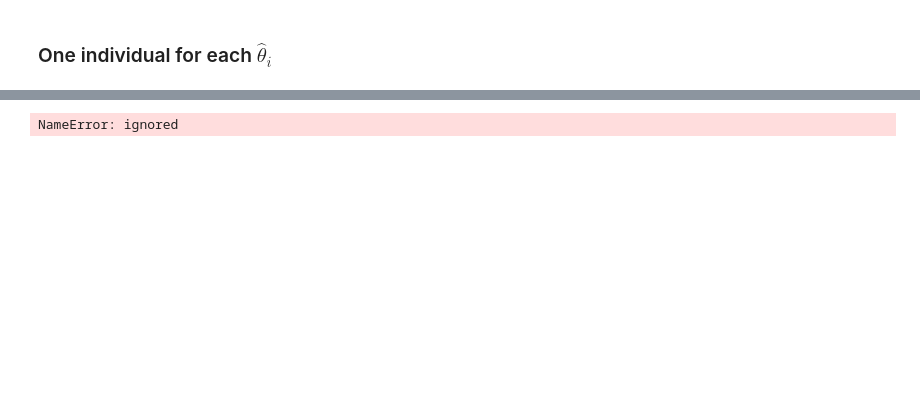
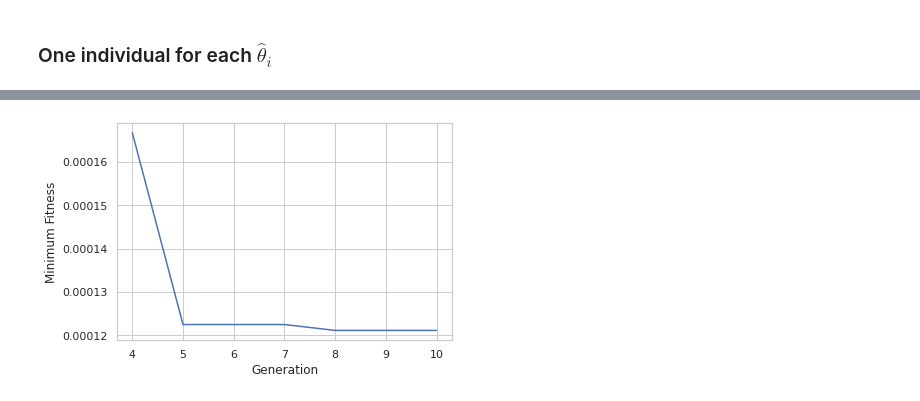
Before and after one commit to SamuelBFG/ga-fading, a Jupyter notebook: DEAP_KappaMu_Fitting.ipynb, the cells around one changed output, grey strips where cells are left out. Cells and saved outputs as stored; diff of their text form; code cells hidden in the pictures; blank space fills up the shorter version.

```diff
--- a/DEAP_KappaMu_Fitting.ipynb
+++ b/DEAP_KappaMu_Fitting.ipynb
@@ -233,9 +211,7 @@ plt.show()
 # %%
-# plt.plot(gen, fit_mins, "b-", label="Minimum Fitness")
-# plt.xlabel('Generation')
-# plt.ylabel('Minimum Fitness')
-# plt.show()
+plt.plot(gen, fit_mins, "b-", label="Minimum Fitness")
+plt.xlabel('Generation')
+plt.ylabel('Minimum Fitness')
+plt.show()
+# %% [output]
+[figure, added]
-# %%
-fit_mins
-# %% [output]
-NameError: ignored
```
Also changed, not shown: parts of 39 cells of this notebook.
